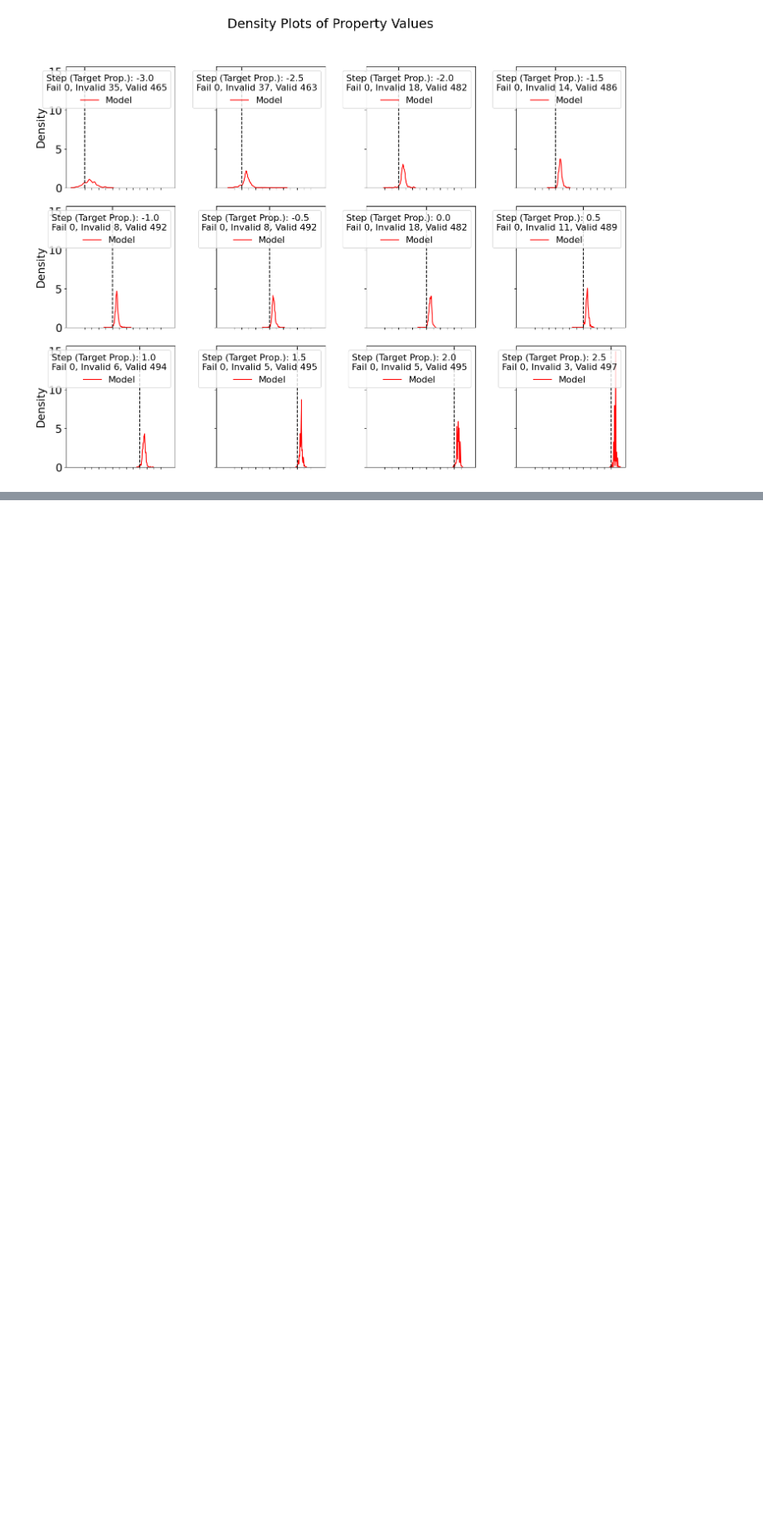
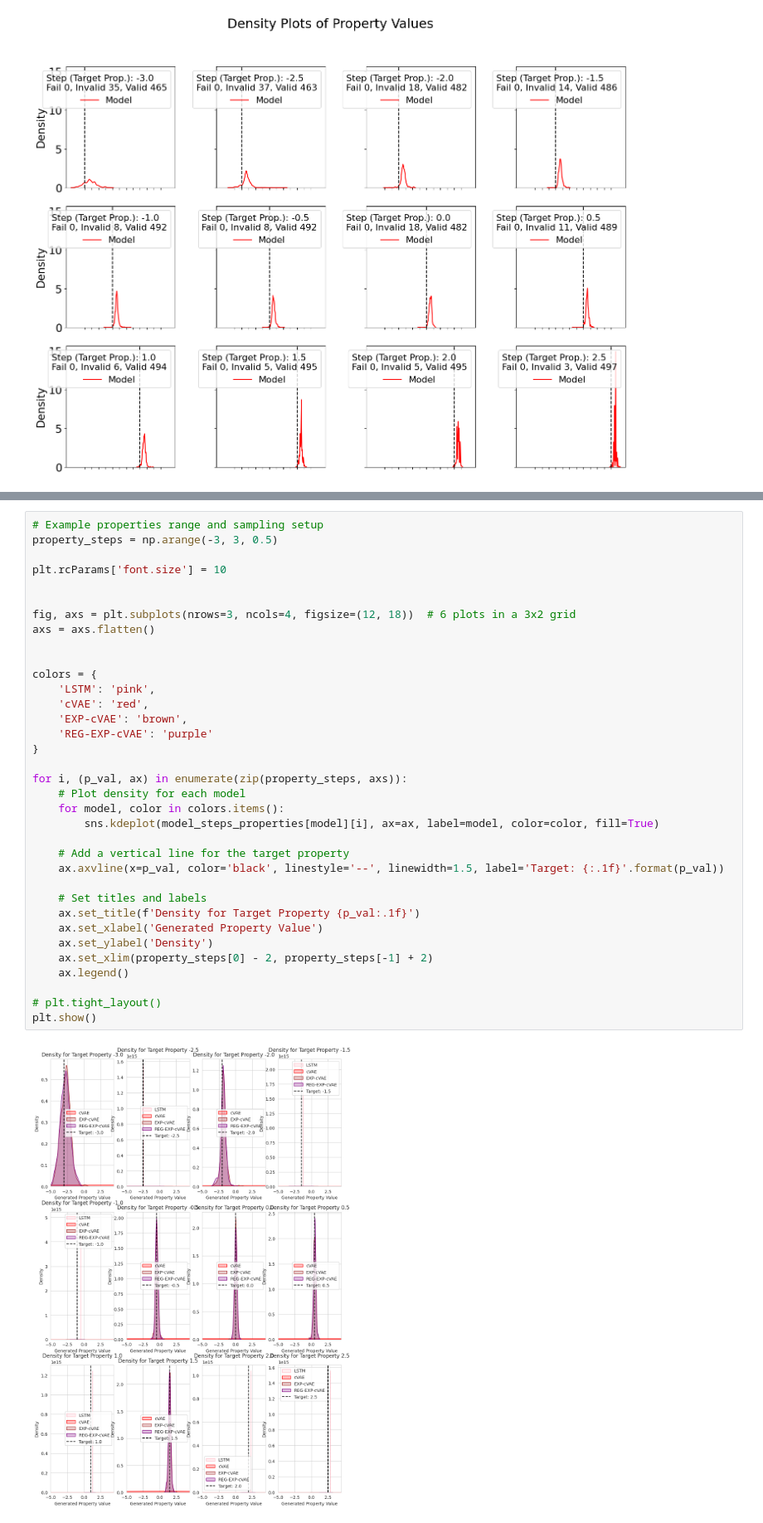
Before and after one commit to HeathArhturLouis/Rethinking-Molecular-Design-Integrating-Latent-Variable-and-Autoregressive-Models-for-Enhanced-Goal, a Jupyter notebook: evaluation/model_performance_evaluation.ipynb, the cells around one changed output, grey strips where cells are left out. Shown at 83% size. Drawn from its saved outputs; the diff is of its cells as text; blank space fills up the shorter version.

```diff
--- a/evaluation/model_performance_evaluation.ipynb
+++ b/evaluation/model_performance_evaluation.ipynb
@@ -1885,0 +2155,37 @@ plt.show()
+# %%
+# Example properties range and sampling setup
+property_steps = np.arange(-3, 3, 0.5)
+
+plt.rcParams['font.size'] = 10
+
+
+fig, axs = plt.subplots(nrows=3, ncols=4, figsize=(12, 18))  # 6 plots in a 3x2 grid
+axs = axs.flatten()
+
+
+colors = {
+    'LSTM': 'pink',
+    'cVAE': 'red',
+    'EXP-cVAE': 'brown',
+    'REG-EXP-cVAE': 'purple'
+}
+
+for i, (p_val, ax) in enumerate(zip(property_steps, axs)):
+    # Plot density for each model
+    for model, color in colors.items():
+        sns.kdeplot(model_steps_properties[model][i], ax=ax, label=model, color=color, fill=True)
+
+    # Add a vertical line for the target property
+    ax.axvline(x=p_val, color='black', linestyle='--', linewidth=1.5, label='Target: {:.1f}'.format(p_val))
+
+    # Set titles and labels
+    ax.set_title(f'Density for Target Property {p_val:.1f}')
+    ax.set_xlabel('Generated Property Value')
+    ax.set_ylabel('Density')
+    ax.set_xlim(property_steps[0] - 2, property_steps[-1] + 2)
+    ax.legend()
+
+# plt.tight_layout()
+plt.show()
+# %% [output]
+[figure, added]
```
Also changed, not shown: parts of 12 cells of this notebook, 1 other file.
